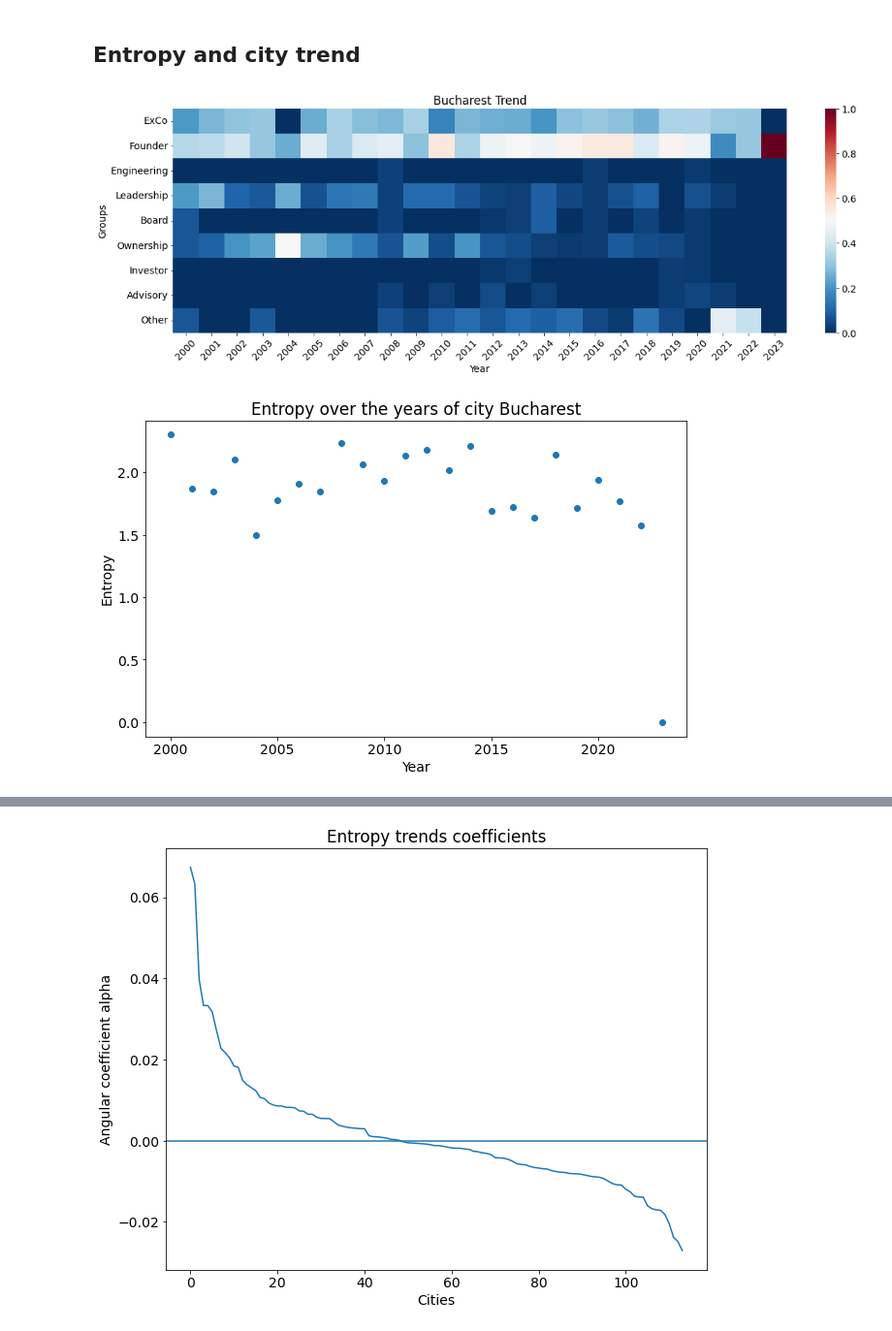
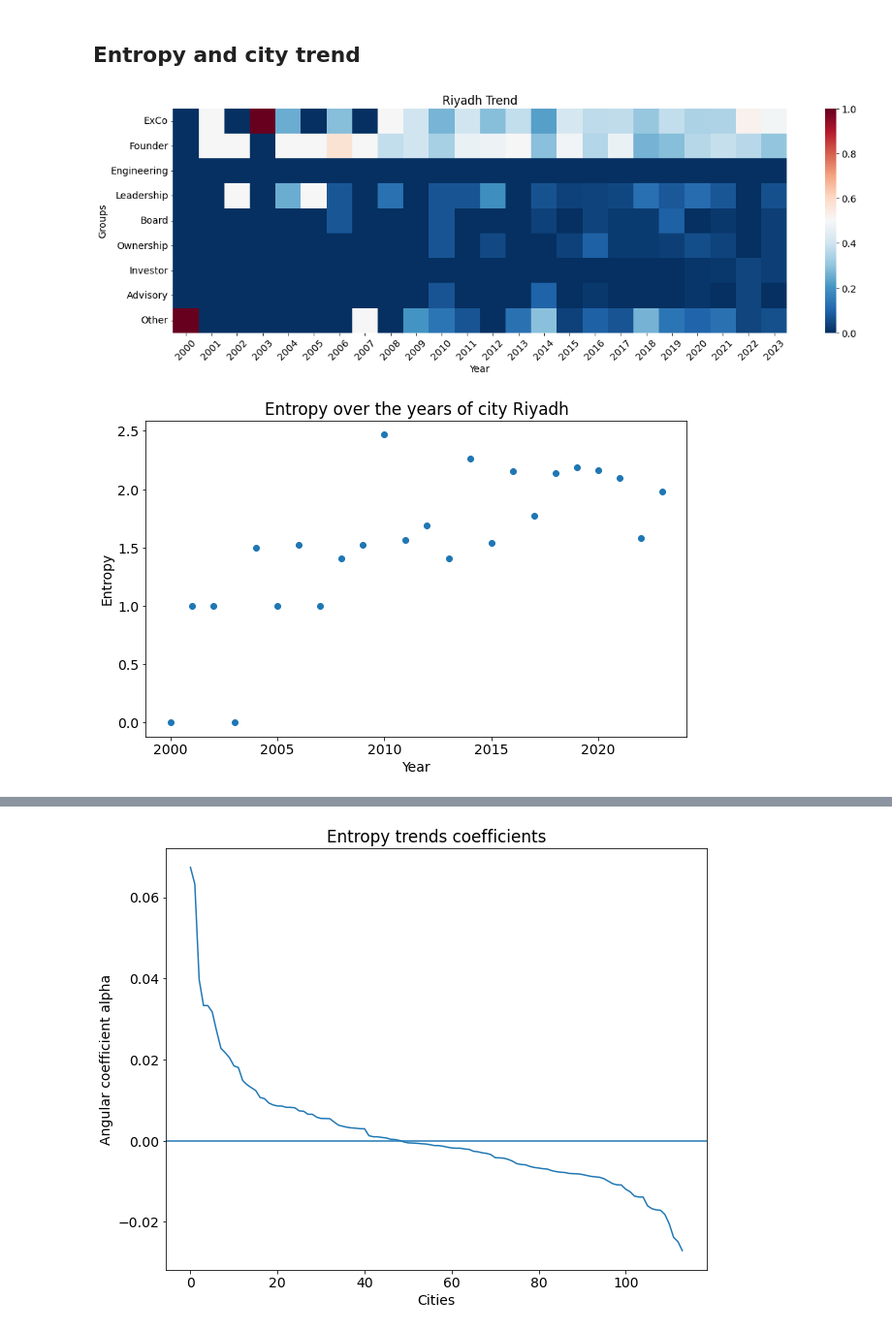
Before and after one commit to DarioZappala/caratterizzazione-sistemi-innovativi, a Jupyter notebook: fingerprint.ipynb, the cells around one changed output, grey strips where cells are left out. Shown at 97% size. Cells and saved outputs as stored; diff of their text form; code cells hidden in the pictures.

```diff
--- a/fingerprint.ipynb
+++ b/fingerprint.ipynb
@@ -167,7 +165,7 @@ cluster_cities = plotClusters(network_df,
 # %% [markdown]
 ## Entropy and city trend
 # %%
-city = 'Bucharest'
+city = 'Riyadh'
 start_year = 2000
 end_year = 2024
 
@@ -191,35 +189,35 @@ for year_index, year in enumerate(range(start_year, end_year)):
     # Merge filtered organization and job data on organization UUIDs
     df_merge = pd.merge(df_org_filtered[df_org_filtered.city == city], df_jobs_filtered, left_on='uuid', right_on='org_uuid')
 
     # Explode the 'groups' column into separate rows
     exploded = df_merge.explode('group').reset_index(drop=True)
 
     # Count occurrences of unique elements grouped by 'city' and 'group'
     group_counts = exploded.groupby(['city', 'group']).size().reset_index(name='count')
 
     # Normalize the group counts by the total counts within the city
     if not group_counts.empty:
         group_counts['normalized_count'] = group_counts['count'] / group_counts['count'].sum()
 
         # Assign counts to the appropriate position in the matrix
         for i, group in enumerate(unique_groups):
             if group in group_counts['group'].values:
                 matrix[year_index, i] = group_counts[group_counts['group'] == group]['normalized_count'].values[0]
 
 # Transpose the matrix for better visualization
 transposed_matrix = matrix.T
 
 # Create a DataFrame from the transposed matrix with years as columns and unique groups as rows
 heatmap_data = pd.DataFrame(transposed_matrix, columns=range(start_year, end_year), index=unique_groups)
 
 # Calculate entropy for each group of counts in the matrix
 entropies = [entropy(group_counts, base=2) for group_counts in matrix]
 
 heatmapPlot(heatmap_data,city)
 entropyPlot(entropies,city)
 # %% [output]
-[figure, old version]
+[figure, new version]
-[figure, old version]
+[figure, new version]
 # %%
 l_coeff, city_coeff = entropyTrend(filtered_pivoted, 2000, 2024, df_jobs_cleaned, df_org_foundation)
 # %%
```
Also changed, not shown: parts of 22 cells of this notebook, 1 other file.
